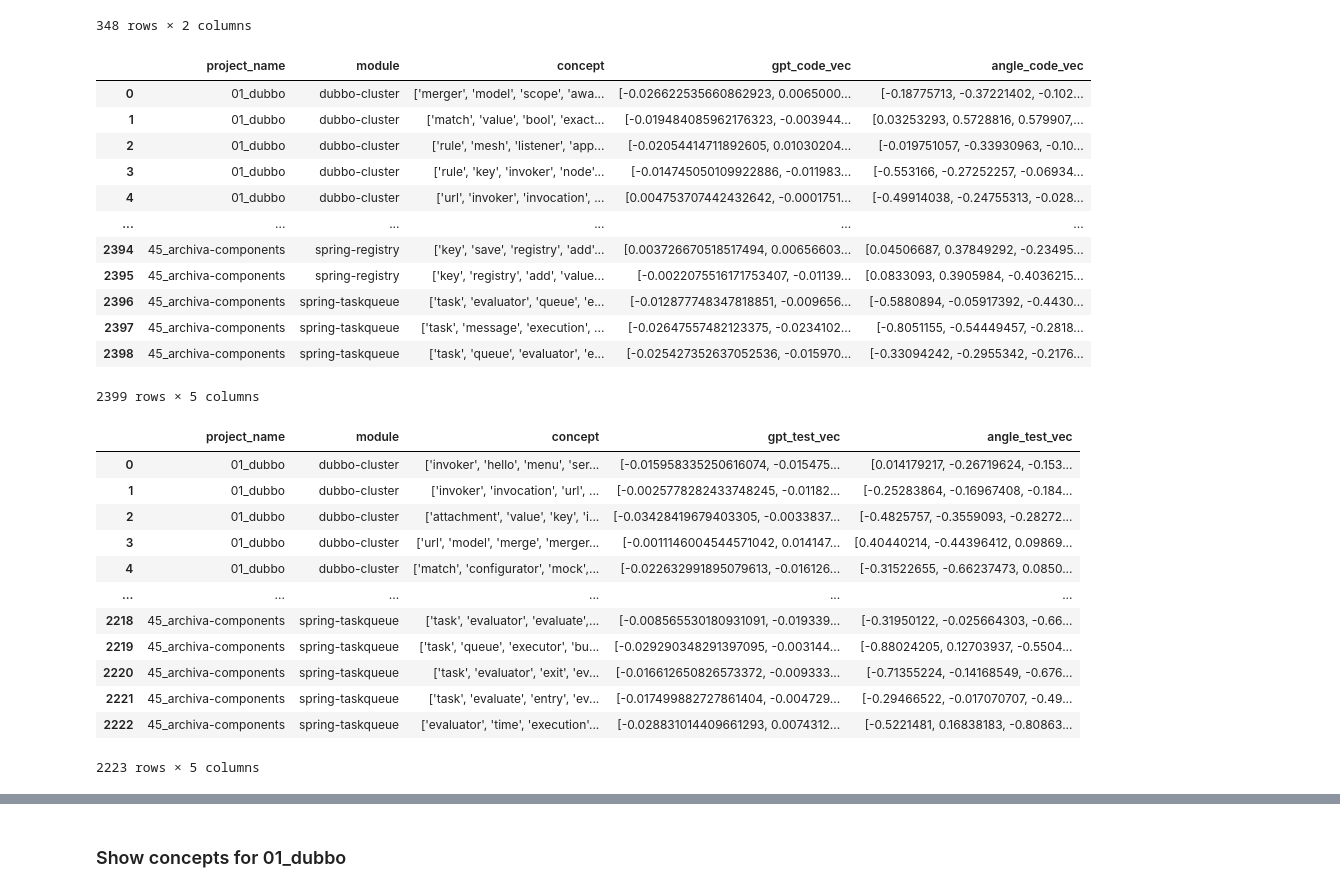
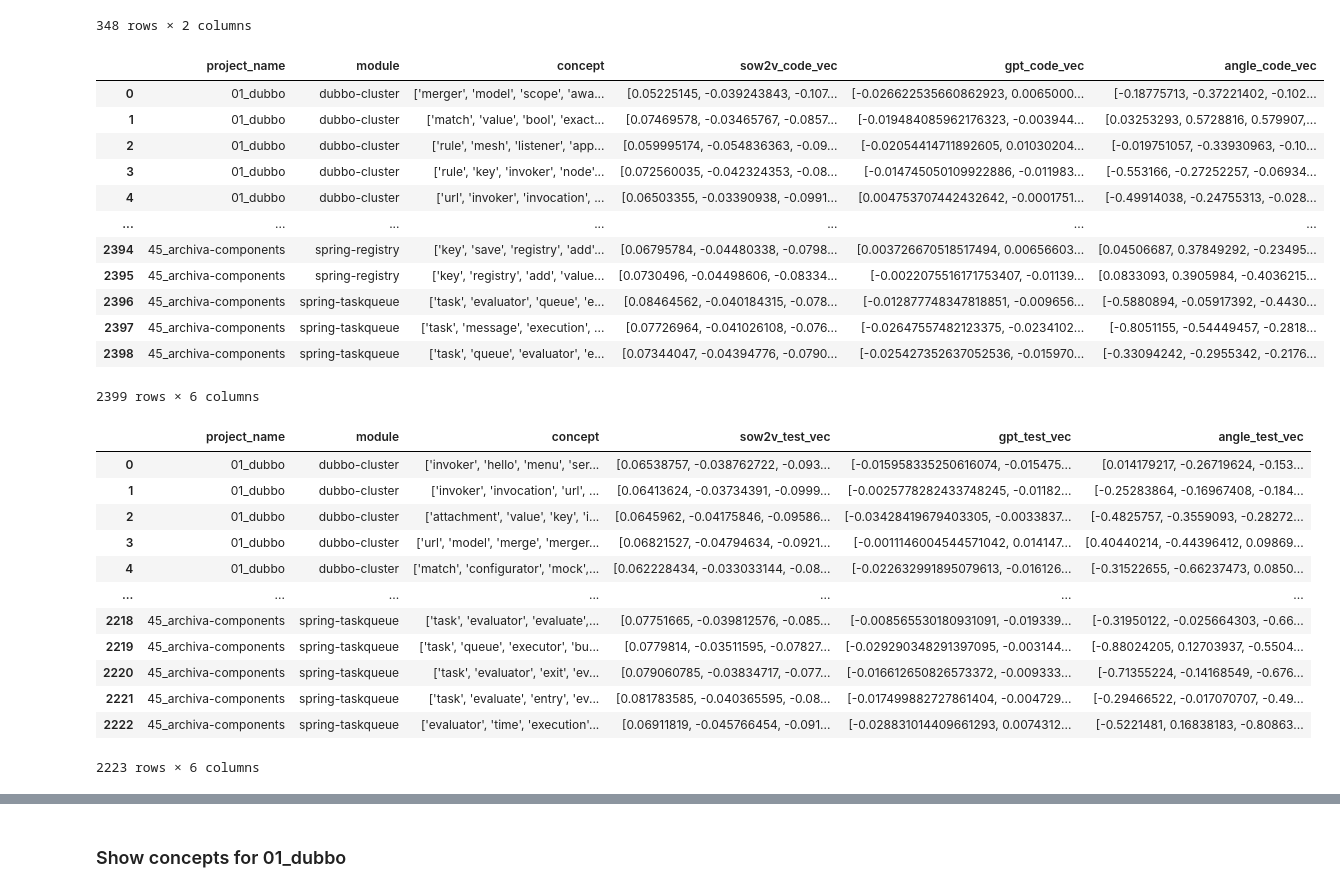
Before and after one commit to zakipauzi/concept-domain-coverage, a Jupyter notebook: 2_vectorising.ipynb, the cells around one changed output, grey strips where cells are left out. Drawn from its saved outputs; the diff is of its cells as text; code cells hidden in the pictures.

Commit message:
sow2v concept now shown

```diff
--- a/2_vectorising.ipynb
+++ b/2_vectorising.ipynb
@@ -883,32 +883,41 @@ for i in range(0, len(doc_concept_list)):
 
     curr_doc_vec = load(f"angle_doc_vec\\{i}.npy")
     angle_doc_vec_list.append(curr_doc_vec)
+# %%
+from gensim.models.keyedvectors import KeyedVectors
+
+so_w2v_model = KeyedVectors.load_word2vec_format('C:/Users/biadge/OneDrive - BP/PhD/extraction/SO_vectors_200.bin', binary=True)
+
+def run_vec_sow2v(str_list):
+    return so_w2v_model.get_mean_vector(str_list, ignore_missing = True)
 # %%
 gpt_code_flattened_vec_list = [x for sub in gpt_code_vec_list for x in sub]
 angle_code_flattened_vec_list = [x for sub in angle_code_vec_list for x in sub]
 
 gpt_code_flattened_vec_list = [x[0] for x in gpt_code_flattened_vec_list]
 angle_code_flattened_vec_list = [x[0] for x in angle_code_flattened_vec_list]
 
+
+code_domain_sim_df["sow2v_code_vec"] = code_domain_sim_df["concept"].apply(lambda x: list(run_vec_sow2v(x)))
 code_domain_sim_df["gpt_code_vec"] = gpt_code_flattened_vec_list
 code_domain_sim_df["angle_code_vec"] = angle_code_flattened_vec_list
 
-code_vec_df = code_domain_sim_df[["project_name", "module", "concept", "gpt_code_vec", "angle_code_vec"]]
+code_vec_df = code_domain_sim_df[["project_name", "module", "concept", "sow2v_code_vec", "gpt_code_vec", "angle_code_vec"]]
 code_vec_df
 # %% [output]
-|  | project_name | module | concept | gpt_code_vec | angle_code_vec |
-| 0 | 01_dubbo | dubbo-cluster | ['merger', 'model', 'scope', 'awa... | [-0.026622535660862923, 0.0065000... | [-0.18775713, -0.37221402, -0.102... |
-| 1 | 01_dubbo | dubbo-cluster | ['match', 'value', 'bool', 'exact... | [-0.019484085962176323, -0.003944... | [0.03253293, 0.5728816, 0.579907,... |
-| 2 | 01_dubbo | dubbo-cluster | ['rule', 'mesh', 'listener', 'app... | [-0.02054414711892605, 0.01030204... | [-0.019751057, -0.33930963, -0.10... |
-| 3 | 01_dubbo | dubbo-cluster | ['rule', 'key', 'invoker', 'node'... | [-0.014745050109922886, -0.011983... | [-0.553166, -0.27252257, -0.06934... |
-| 4 | 01_dubbo | dubbo-cluster | ['url', 'invoker', 'invocation', ... | [0.004753707442432642, -0.0001751... | [-0.49914038, -0.24755313, -0.028... |
-| ... | ... | ... | ... | ... | ... |
-| 2394 | 45_archiva-components | spring-registry | ['key', 'save', 'registry', 'add'... | [0.003726670518517494, 0.00656603... | [0.04506687, 0.37849292, -0.23495... |
-| 2395 | 45_archiva-components | spring-registry | ['key', 'registry', 'add', 'value... | [-0.0022075516171753407, -0.01139... | [0.0833093, 0.3905984, -0.4036215... |
-| 2396 | 45_archiva-components | spring-taskqueue | ['task', 'evaluator', 'queue', 'e... | [-0.012877748347818851, -0.009656... | [-0.5880894, -0.05917392, -0.4430... |
-| 2397 | 45_archiva-components | spring-taskqueue | ['task', 'message', 'execution', ... | [-0.02647557482123375, -0.0234102... | [-0.8051155, -0.54449457, -0.2818... |
-| 2398 | 45_archiva-components | spring-taskqueue | ['task', 'queue', 'evaluator', 'e... | [-0.025427352637052536, -0.015970... | [-0.33094242, -0.2955342, -0.2176... |
+|  | project_name | module | concept | sow2v_code_vec | gpt_code_vec | angle_code_vec |
+| 0 | 01_dubbo | dubbo-cluster | ['merger', 'model', 'scope', 'awa... | [0.05225145, -0.039243843, -0.107... | [-0.026622535660862923, 0.0065000... | [-0.18775713, -0.37221402, -0.102... |
+| 1 | 01_dubbo | dubbo-cluster | ['match', 'value', 'bool', 'exact... | [0.07469578, -0.03465767, -0.0857... | [-0.019484085962176323, -0.003944... | [0.03253293, 0.5728816, 0.579907,... |
+| 2 | 01_dubbo | dubbo-cluster | ['rule', 'mesh', 'listener', 'app... | [0.059995174, -0.054836363, -0.09... | [-0.02054414711892605, 0.01030204... | [-0.019751057, -0.33930963, -0.10... |
+| 3 | 01_dubbo | dubbo-cluster | ['rule', 'key', 'invoker', 'node'... | [0.072560035, -0.042324353, -0.08... | [-0.014745050109922886, -0.011983... | [-0.553166, -0.27252257, -0.06934... |
+| 4 | 01_dubbo | dubbo-cluster | ['url', 'invoker', 'invocation', ... | [0.06503355, -0.03390938, -0.0991... | [0.004753707442432642, -0.0001751... | [-0.49914038, -0.24755313, -0.028... |
+| ... | ... | ... | ... | ... | ... | ... |
+| 2394 | 45_archiva-components | spring-registry | ['key', 'save', 'registry', 'add'... | [0.06795784, -0.04480338, -0.0798... | [0.003726670518517494, 0.00656603... | [0.04506687, 0.37849292, -0.23495... |
+| 2395 | 45_archiva-components | spring-registry | ['key', 'registry', 'add', 'value... | [0.0730496, -0.04498606, -0.08334... | [-0.0022075516171753407, -0.01139... | [0.0833093, 0.3905984, -0.4036215... |
+| 2396 | 45_archiva-components | spring-taskqueue | ['task', 'evaluator', 'queue', 'e... | [0.08464562, -0.040184315, -0.078... | [-0.012877748347818851, -0.009656... | [-0.5880894, -0.05917392, -0.4430... |
+| 2397 | 45_archiva-components | spring-taskqueue | ['task', 'message', 'execution', ... | [0.07726964, -0.041026108, -0.076... | [-0.02647557482123375, -0.0234102... | [-0.8051155, -0.54449457, -0.2818... |
+| 2398 | 45_archiva-components | spring-taskqueue | ['task', 'queue', 'evaluator', 'e... | [0.07344047, -0.04394776, -0.0790... | [-0.025427352637052536, -0.015970... | [-0.33094242, -0.2955342, -0.2176... |
-2399 rows × 5 columns
+2399 rows × 6 columns
 # %%
 gpt_test_flattened_vec_list = [x for sub in gpt_test_vec_list for x in sub]
 angle_test_flattened_vec_list = [x for sub in angle_test_vec_list for x in sub]
@@ -916,25 +925,26 @@ angle_test_flattened_vec_list = [x for sub in angle_test_vec_list for x in sub]
 gpt_test_flattened_vec_list = [x[0] for x in gpt_test_flattened_vec_list]
 angle_test_flattened_vec_list = [x[0] for x in angle_test_flattened_vec_list]
 
+test_domain_sim_df["sow2v_test_vec"] = test_domain_sim_df["concept"].apply(lambda x: list(run_vec_sow2v(x)))
 test_domain_sim_df["gpt_test_vec"] = gpt_test_flattened_vec_list
 test_domain_sim_df["angle_test_vec"] = angle_test_flattened_vec_list
 
-test_vec_df = test_domain_sim_df[["project_name", "module", "concept", "gpt_test_vec", "angle_test_vec"]]
+test_vec_df = test_domain_sim_df[["project_name", "module", "concept", "sow2v_test_vec", "gpt_test_vec", "angle_test_vec"]]
 test_vec_df
 # %% [output]
-|  | project_name | module | concept | gpt_test_vec | angle_test_vec |
-| 0 | 01_dubbo | dubbo-cluster | ['invoker', 'hello', 'menu', 'ser... | [-0.015958335250616074, -0.015475... | [0.014179217, -0.26719624, -0.153... |
-| 1 | 01_dubbo | dubbo-cluster | ['invoker', 'invocation', 'url', ... | [-0.0025778282433748245, -0.01182... | [-0.25283864, -0.16967408, -0.184... |
-| 2 | 01_dubbo | dubbo-cluster | ['attachment', 'value', 'key', 'i... | [-0.03428419679403305, -0.0033837... | [-0.4825757, -0.3559093, -0.28272... |
-| 3 | 01_dubbo | dubbo-cluster | ['url', 'model', 'merge', 'merger... | [-0.0011146004544571042, 0.014147... | [0.40440214, -0.44396412, 0.09869... |
-| 4 | 01_dubbo | dubbo-cluster | ['match', 'configurator', 'mock',... | [-0.022632991895079613, -0.016126... | [-0.31522655, -0.66237473, 0.0850... |
-| ... | ... | ... | ... | ... | ... |
-| 2218 | 45_archiva-components | spring-taskqueue | ['task', 'evaluator', 'evaluate',... | [-0.008565530180931091, -0.019339... | [-0.31950122, -0.025664303, -0.66... |
-| 2219 | 45_archiva-components | spring-taskqueue | ['task', 'queue', 'executor', 'bu... | [-0.029290348291397095, -0.003144... | [-0.88024205, 0.12703937, -0.5504... |
-| 2220 | 45_archiva-components | spring-taskqueue | ['task', 'evaluator', 'exit', 'ev... | [-0.016612650826573372, -0.009333... | [-0.71355224, -0.14168549, -0.676... |
-| 2221 | 45_archiva-components | spring-taskqueue | ['task', 'evaluate', 'entry', 'ev... | [-0.017499882727861404, -0.004729... | [-0.29466522, -0.017070707, -0.49... |
-| 2222 | 45_archiva-components | spring-taskqueue | ['evaluator', 'time', 'execution'... | [-0.028831014409661293, 0.0074312... | [-0.5221481, 0.16838183, -0.80863... |
+|  | project_name | module | concept | sow2v_test_vec | gpt_test_vec | angle_test_vec |
+| 0 | 01_dubbo | dubbo-cluster | ['invoker', 'hello', 'menu', 'ser... | [0.06538757, -0.038762722, -0.093... | [-0.015958335250616074, -0.015475... | [0.014179217, -0.26719624, -0.153... |
+| 1 | 01_dubbo | dubbo-cluster | ['invoker', 'invocation', 'url', ... | [0.06413624, -0.03734391, -0.0999... | [-0.0025778282433748245, -0.01182... | [-0.25283864, -0.16967408, -0.184... |
+| 2 | 01_dubbo | dubbo-cluster | ['attachment', 'value', 'key', 'i... | [0.0645962, -0.04175846, -0.09586... | [-0.03428419679403305, -0.0033837... | [-0.4825757, -0.3559093, -0.28272... |
+| 3 | 01_dubbo | dubbo-cluster | ['url', 'model', 'merge', 'merger... | [0.06821527, -0.04794634, -0.0921... | [-0.0011146004544571042, 0.014147... | [0.40440214, -0.44396412, 0.09869... |
+| 4 | 01_dubbo | dubbo-cluster | ['match', 'configurator', 'mock',... | [0.062228434, -0.033033144, -0.08... | [-0.022632991895079613, -0.016126... | [-0.31522655, -0.66237473, 0.0850... |
+| ... | ... | ... | ... | ... | ... | ... |
+| 2218 | 45_archiva-components | spring-taskqueue | ['task', 'evaluator', 'evaluate',... | [0.07751665, -0.039812576, -0.085... | [-0.008565530180931091, -0.019339... | [-0.31950122, -0.025664303, -0.66... |
+| 2219 | 45_archiva-components | spring-taskqueue | ['task', 'queue', 'executor', 'bu... | [0.0779814, -0.03511595, -0.07827... | [-0.029290348291397095, -0.003144... | [-0.88024205, 0.12703937, -0.5504... |
+| 2220 | 45_archiva-components | spring-taskqueue | ['task', 'evaluator', 'exit', 'ev... | [0.079060785, -0.03834717, -0.077... | [-0.016612650826573372, -0.009333... | [-0.71355224, -0.14168549, -0.676... |
+| 2221 | 45_archiva-components | spring-taskqueue | ['task', 'evaluate', 'entry', 'ev... | [0.081783585, -0.040365595, -0.08... | [-0.017499882727861404, -0.004729... | [-0.29466522, -0.017070707, -0.49... |
+| 2222 | 45_archiva-components | spring-taskqueue | ['evaluator', 'time', 'execution'... | [0.06911819, -0.045766454, -0.091... | [-0.028831014409661293, 0.0074312... | [-0.5221481, 0.16838183, -0.80863... |
-2223 rows × 5 columns
+2223 rows × 6 columns
 # %%
 gpt_doc_flattened_vec_list = [x for sub in gpt_doc_vec_list for x in sub] # 45 vecs
 angle_doc_flattened_vec_list = [x for sub in angle_doc_vec_list for x in sub] # 313 vecs
```
Also changed, not shown: parts of 6 cells of this notebook, 1 other file.
